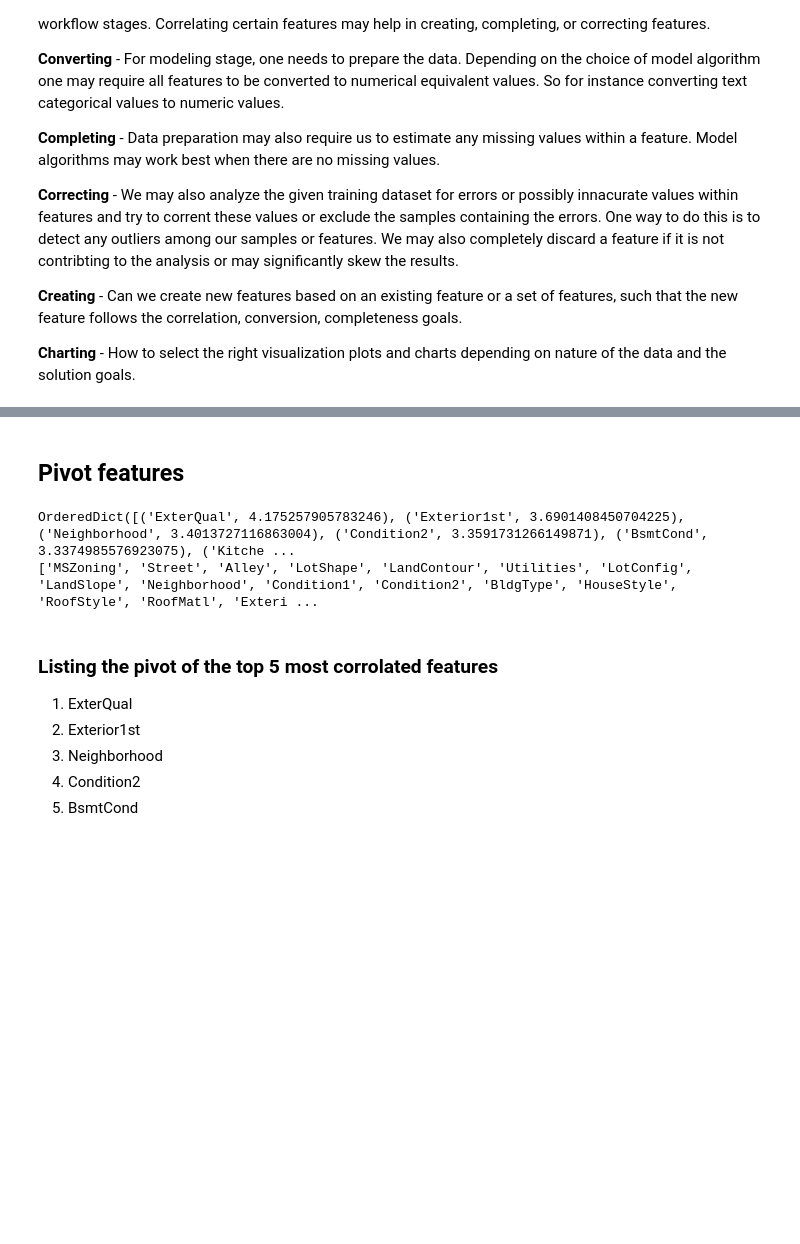
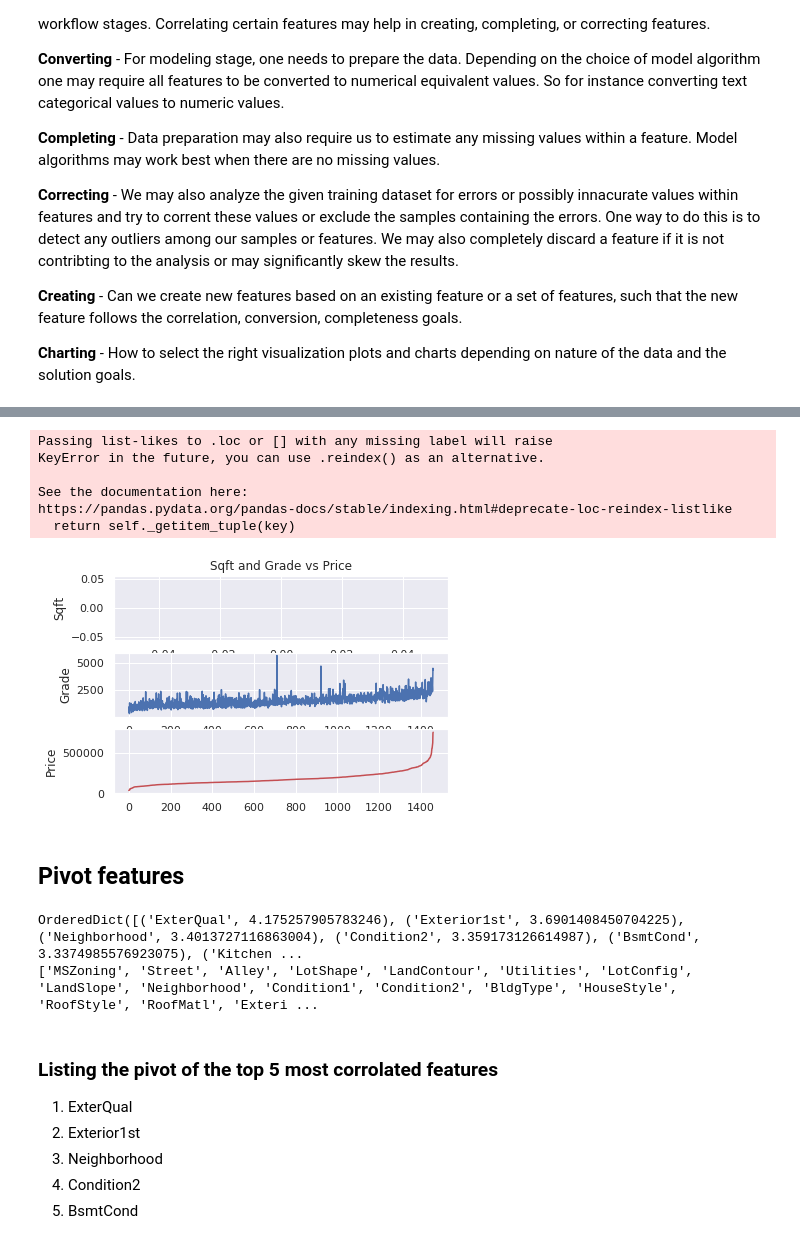
Before and after one commit to Flourish3/houseprices_kaggle, a Jupyter notebook: HousePrices.ipynb, the cells around one changed output, grey strips where cells are left out. Cells and saved outputs as stored; diff of their text form; code cells hidden in the pictures; blank space fills up the shorter version.

Commit message:
Updates to initial exploration and data processing.

```diff
--- a/HousePrices.ipynb
+++ b/HousePrices.ipynb
@@ -171,0 +177,18 @@ trainData.describe(include=[np.number]) #Only include numbers
+# %%
+from scipy.stats import pearsonr
+
+features = trainData.iloc[:,1:-1].columns.tolist()
+target = trainData.iloc[:,-1].name
+
+correlations = {}
+for f in features:
+    data_temp = trainData[[f,target]]
+    if data_temp[f].dtype == 'object':
+        data_temp[f] = pd.factorize(data_temp[f])[0] + 1
+    x1 = data_temp[f].values
+    x2 = data_temp[target].values
+    key = f + ' vs ' + target
+    correlations[key] = pearsonr(x1,x2)[0]
+
+data_correlations = pd.DataFrame(correlations, index=['Value']).T
+data_correlations.loc[data_correlations['Value'].abs().sort_values(ascending=False).index]
@@ -172,3 +219,30 @@ trainData.describe(include=[np.number]) #Only include numbers
+# %%
+y = trainData.loc[:,['OverallQual ','GrLivArea',target]].sort_values(target, ascending=True).values
+x = np.arange(y.shape[0])
+
+%matplotlib inline
+plt.subplot(3,1,1)
+plt.plot(x,y[:,0])
+plt.title('Sqft and Grade vs Price')
+plt.ylabel('Sqft')
+
+plt.subplot(3,1,2)
+plt.plot(x,y[:,1])
+plt.ylabel('Grade')
+
+plt.subplot(3,1,3)
+plt.plot(x,y[:,2],'r')
+plt.ylabel("Price")
+
+plt.show()
+# %% [output]
+Passing list-likes to .loc or [] with any missing label will raise
+KeyError in the future, you can use .reindex() as an alternative.
+
+See the documentation here:
+https://pandas.pydata.org/pandas-docs/stable/indexing.html#deprecate-loc-reindex-listlike
+  return self._getitem_tuple(key)
+[figure, added]
 # %% [markdown]
 ## Pivot features
 # %%
@@ -203,7 +277,7 @@ feat = OrderedDict(sorted(varDict.items(), key=lambda x: x[1], reverse=True))
 print(feat)
 print(importantFeatures)
 # %% [output]
-OrderedDict([('ExterQual', 4.175257905783246), ('Exterior1st', 3.6901408450704225), ('Neighborhood', 3.4013727116863004), ('Condition2', 3.3591731266149871), ('BsmtCond', 3.3374985576923075), ('Kitche ...
+OrderedDict([('ExterQual', 4.175257905783246), ('Exterior1st', 3.6901408450704225), ('Neighborhood', 3.4013727116863004), ('Condition2', 3.359173126614987), ('BsmtCond', 3.3374985576923075), ('Kitchen ...
 ['MSZoning', 'Street', 'Alley', 'LotShape', 'LandContour', 'Utilities', 'LotConfig', 'LandSlope', 'Neighborhood', 'Condition1', 'Condition2', 'BldgType', 'HouseStyle', 'RoofStyle', 'RoofMatl', 'Exteri ...
 # %% [markdown]
 ### Listing the pivot of the top 5 most corrolated features
```
Also changed, not shown: parts of 16 cells of this notebook.
